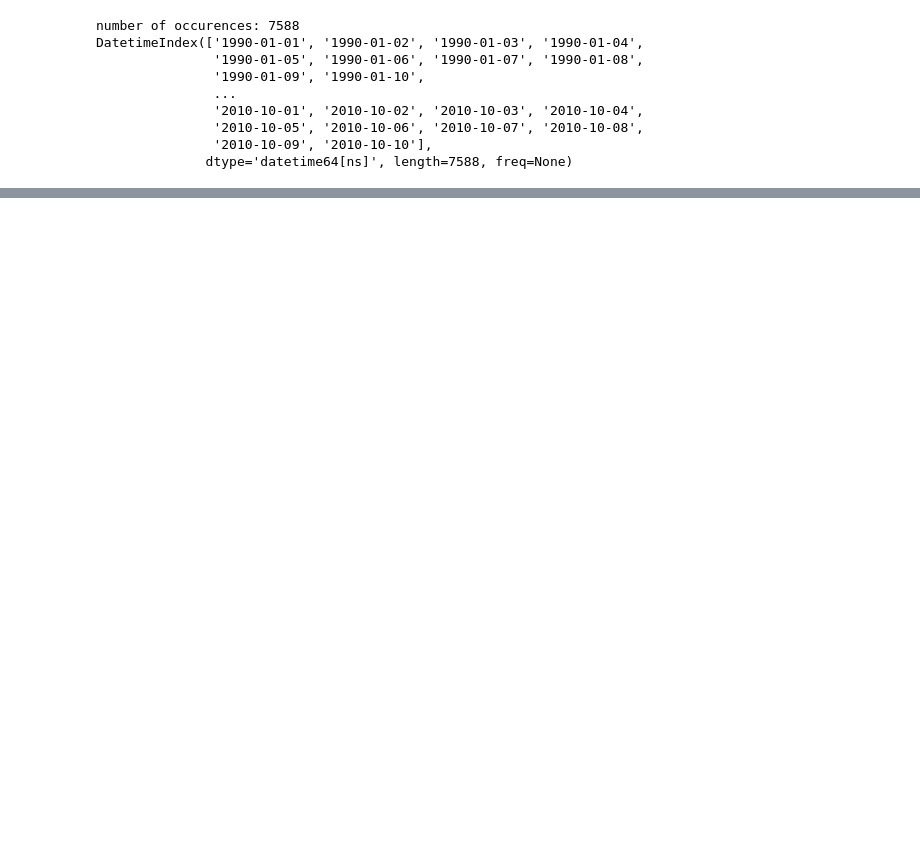
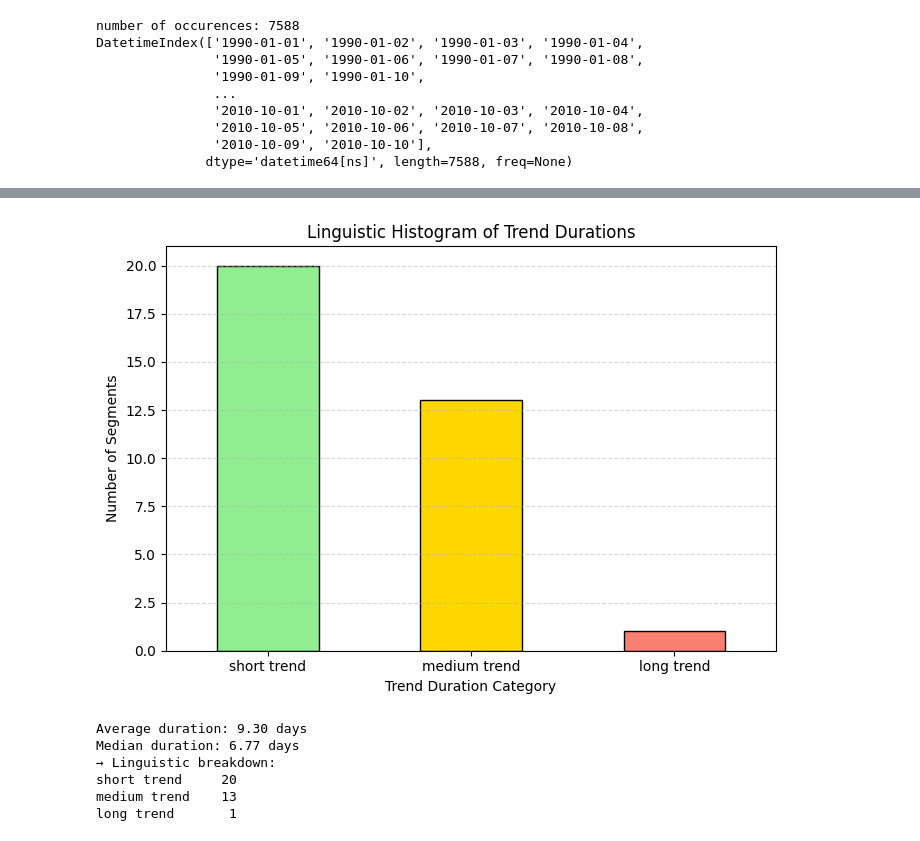
Before and after one commit to CyprienFOURCROY/Linguistic_Summarization_Time_Series, a Jupyter notebook: linguistic_summarization.ipynb, the cells around one changed output, grey strips where cells are left out. Cells and saved outputs as stored; diff of their text form; code cells hidden in the pictures; blank space fills up the shorter version.

```diff
--- a/linguistic_summarization.ipynb
+++ b/linguistic_summarization.ipynb
@@ -75,0 +349,10 @@ Segment 5: X[7093:7587]  angle=0.003
+# %%
+plot_trend_duration_histogram(X, X_ranges, freq_per_day=24)
+# %% [output]
+[figure, added]
+Average duration: 9.30 days
+Median duration: 6.77 days
+→ Linguistic breakdown:
+short trend     20
+medium trend    13
+long trend       1
```
Also changed, not shown: parts of 13 cells of this notebook, 1 other file.
